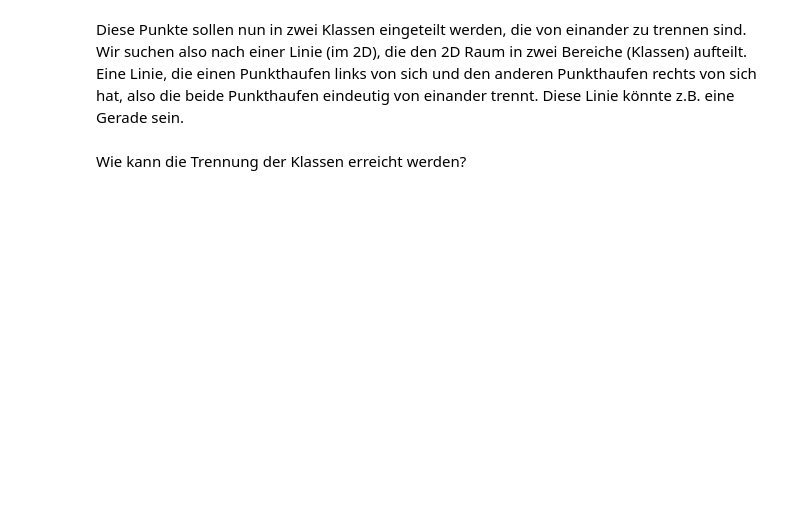
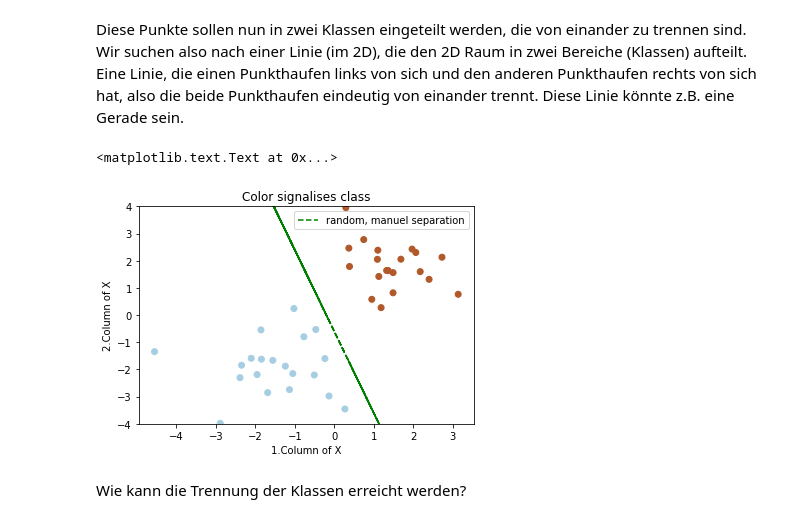
Before and after one commit to AndreasrichterUP/Python-Teaching, a Jupyter notebook: -10b-Support-Vector-Machine-Example.ipynb, the cells around one changed output. Saved outputs shown, nothing was run; the diff lists cells and outputs as text; code cells hidden in the pictures; blank space fills up the shorter version.

```diff
--- a/-10b-Support-Vector-Machine-Example.ipynb
+++ b/-10b-Support-Vector-Machine-Example.ipynb
@@ -76,12 +97,15 @@ Diese Punkte sollen nun in zwei Klassen eingeteilt werden, die von einander zu t
 Wir suchen also nach einer Linie (im 2D), die den 2D Raum in zwei Bereiche (Klassen) aufteilt. Eine Linie, die einen Punkthaufen links von sich und den anderen Punkthaufen rechts von sich hat, also die beide Punkthaufen eindeutig von einander trennt. Diese Linie könnte z.B. eine Gerade sein.
 # %%
 plt.scatter(X[:, 0], X[:, 1], c=Y, cmap=plt.cm.Paired)
-plt.plot(X[:, 0],-3*X[:,0]-0.6,'g--',label='zufaellige, manuelle Trennung')
-plt.xlabel('1.Spalte von X')
-plt.ylabel('2.Spalte von X')
+plt.plot(X[:, 0],-3*X[:,0]-0.6,'g--',label='random, manuel separation')
+plt.xlabel('1.Column of X')
+plt.ylabel('2.Column of X')
 plt.legend()
 plt.ylim(-4,4)
-plt.title('Farbgebung signalisiert die Klasse')
+plt.title('Color signalises class')
+# %% [output]
+<matplotlib.text.Text at 0x...>
+[figure, added]
 # %% [markdown]
 Wie kann die Trennung der Klassen erreicht werden?
 # %%
```
Also changed, not shown: parts of 24 cells of this notebook.
